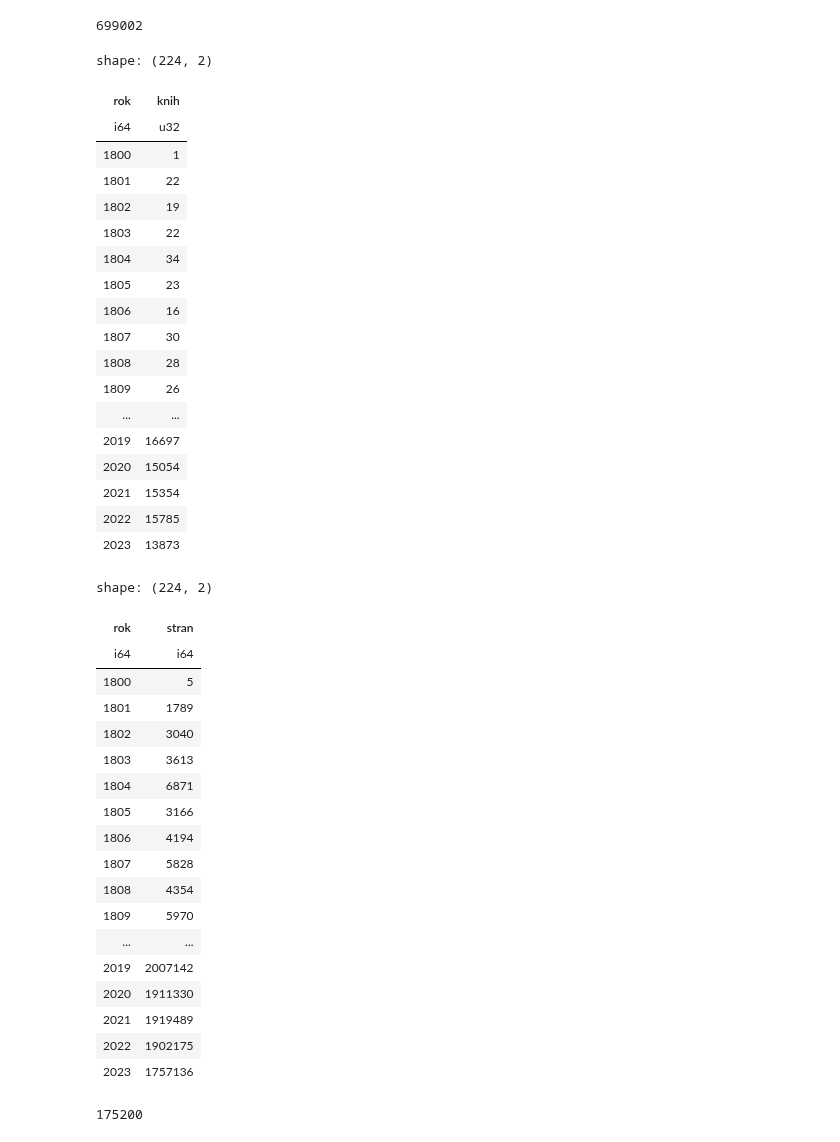
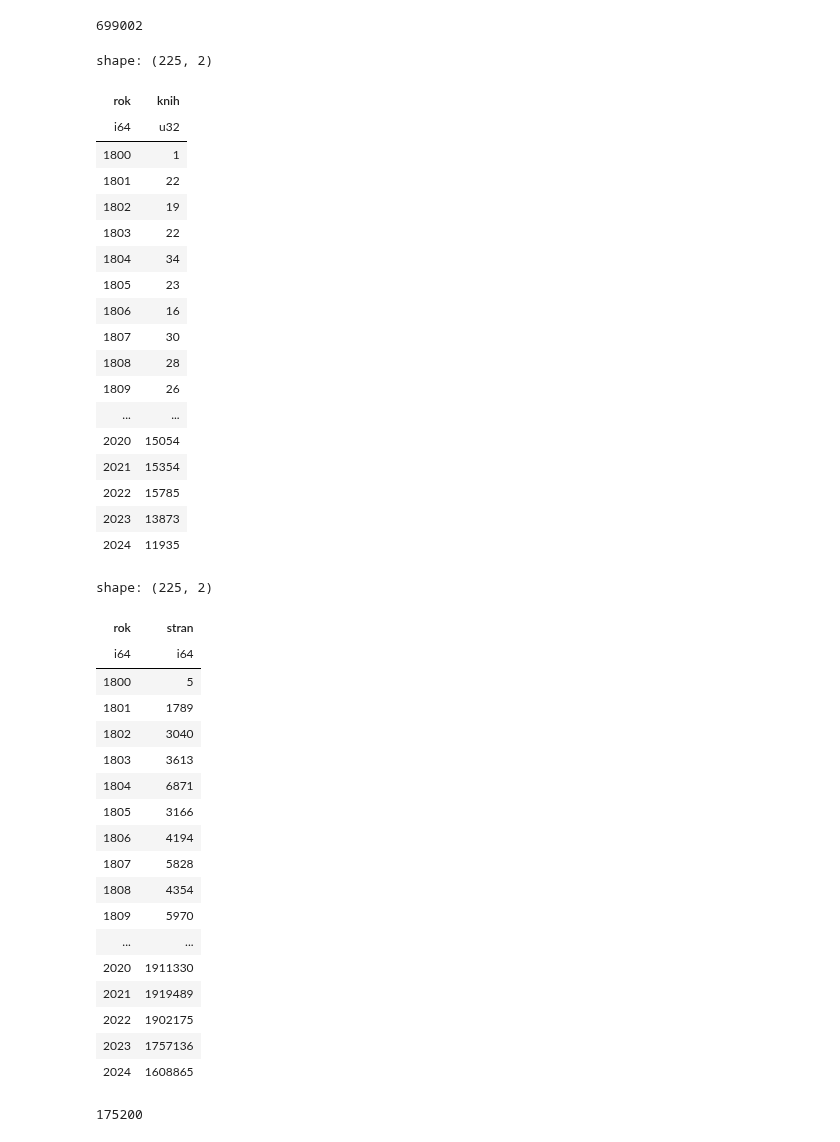
Before and after one commit to DataRozhlas/knizni-peoplemetr, a Jupyter notebook: 902a_velikost_produkce.ipynb, the cells around one changed output. Drawn from its saved outputs; the diff is of its cells as text; code cells hidden in the pictures.

```diff
--- a/902a_velikost_produkce.ipynb
+++ b/902a_velikost_produkce.ipynb
@@ -63,33 +63,33 @@ len(df.unique(subset=['100_a','245_a']))
 # %% [output]
 699002
 # %%
-rocni_pocty = df.filter(pl.col('rok').is_between(1800, 2023)).group_by('rok').len().sort('rok').rename({'len':'knih'})
+rocni_pocty = df.filter(pl.col('rok').is_between(1800, 2024)).group_by('rok').len().sort('rok').rename({'len':'knih'})
 rocni_pocty
 # %% [output]
-shape: (224, 2)
+shape: (225, 2)
 | rok | knih |
 | i64 | u32 |
 | 1800 | 1 |
 | 1801 | 22 |
 | 1802 | 19 |
 | 1803 | 22 |
 | 1804 | 34 |
 | 1805 | 23 |
 | 1806 | 16 |
 | 1807 | 30 |
 | 1808 | 28 |
 | 1809 | 26 |
 | ... | ... |
-| 2019 | 16697 |
 | 2020 | 15054 |
 | 2021 | 15354 |
 | 2022 | 15785 |
 | 2023 | 13873 |
+| 2024 | 11935 |
 # %%
-rocni_strany = df.filter(pl.col('rok').is_between(1800, 2023)).sort(by="rok").unique(subset=['245_a','100_a']).group_by('rok').agg(pl.col("stran").sum()).sort('rok')
+rocni_strany = df.filter(pl.col('rok').is_between(1800, 2024)).sort(by="rok").unique(subset=['245_a','100_a']).group_by('rok').agg(pl.col("stran").sum()).sort('rok')
 rocni_strany
 # %% [output]
-shape: (224, 2)
+shape: (225, 2)
 | rok | stran |
 | i64 | i64 |
 | 1800 | 5 |
@@ -103,11 +103,11 @@ shape: (224, 2)
 | 1808 | 4354 |
 | 1809 | 5970 |
 | ... | ... |
-| 2019 | 2007142 |
 | 2020 | 1911330 |
 | 2021 | 1919489 |
 | 2022 | 1902175 |
 | 2023 | 1757136 |
+| 2024 | 1608865 |
 # %%
 rocni_cetba = 8 * 60 * 365
 rocni_cetba
```
Also changed, not shown: parts of 16 cells of this notebook, 4 other files.
